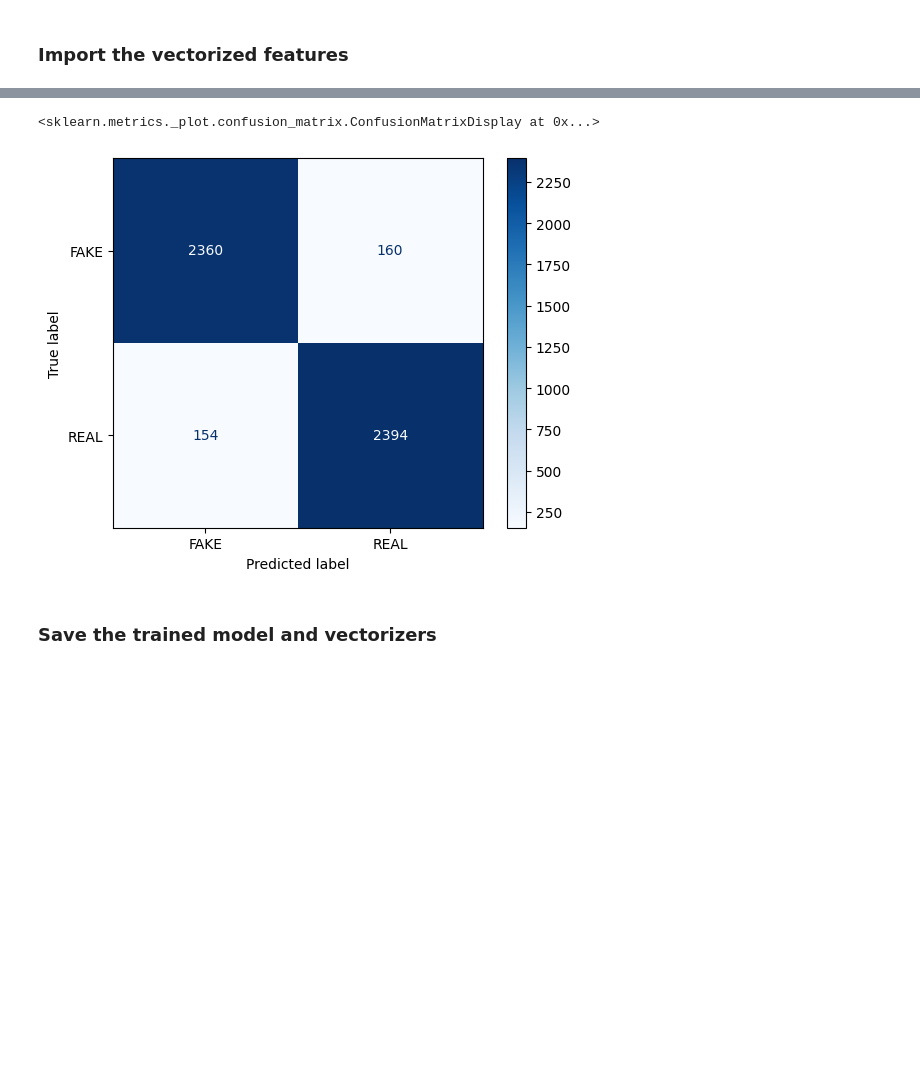
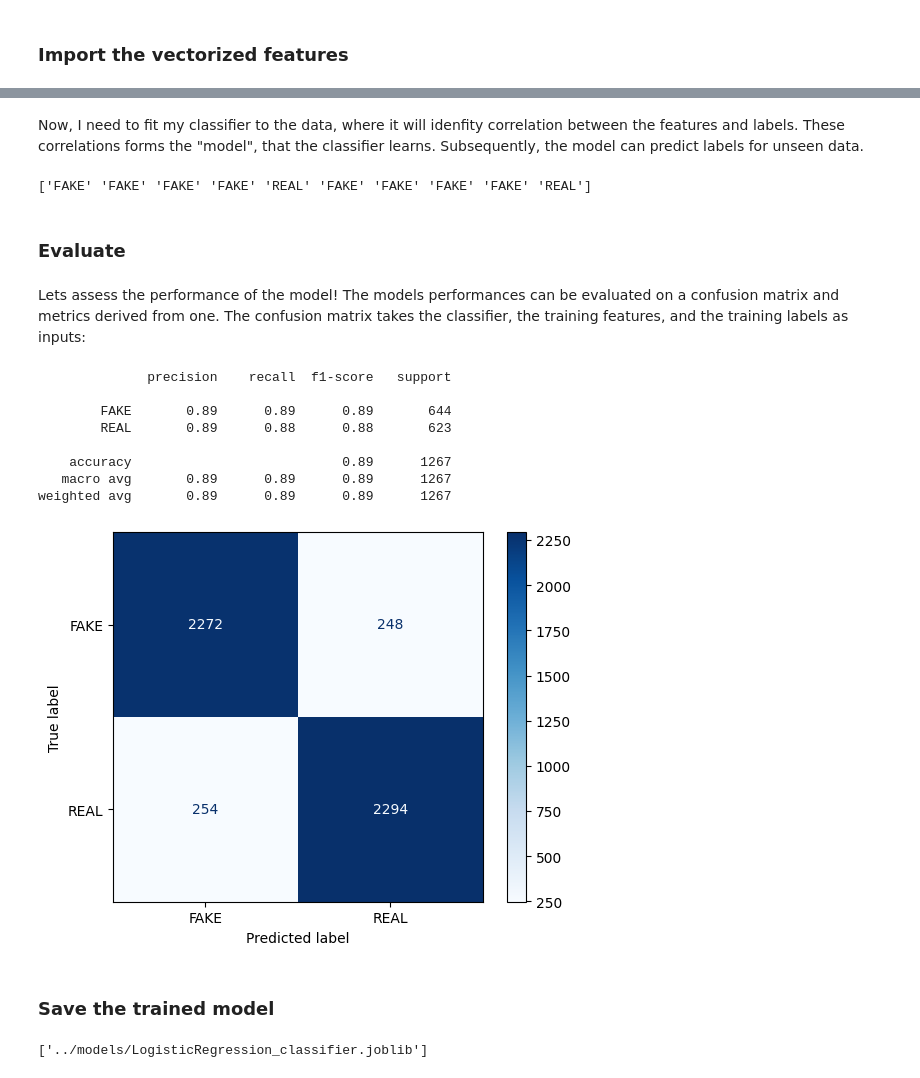
Before and after one commit to SMosegaard/cds-lang, a Jupyter notebook: assignments/assignment-2/src/assignment2_src1.ipynb, the cells around one changed output, grey strips where cells are left out. Drawn from its saved outputs; the diff is of its cells as text; code cells hidden in the pictures; blank space fills up the shorter version.

```diff
--- a/assignments/assignment-2/src/assignment2_src1.ipynb
+++ b/assignments/assignment-2/src/assignment2_src1.ipynb
@@ -70,15 +64,37 @@ classifier = MLPClassifier(activation = "logistic",         # Logistic Sigmoid a
+# %% [markdown]
+Now, I need to fit my classifier to the data, where it will idenfity correlation between the features and labels. These correlations forms the "model", that the classifier learns. Subsequently, the model can predict labels for unseen data.
 # %%
-fitted_classifier = classifier.fit(X_train_features, y_train)
+LR_classifier = LogisticRegression(random_state = 123).fit(X_train_features, y_train)
+# %%
+# Predicting labels for new, unseen data using the trained classifier
+y_pred = LR_classifier.predict(X_test_features)
+
+# Printing the predicted labels for the first 10 samples
+print(y_pred[:10])
+# %% [output]
+['FAKE' 'FAKE' 'FAKE' 'FAKE' 'REAL' 'FAKE' 'FAKE' 'FAKE' 'FAKE' 'REAL']
+# %% [markdown]
+### Evaluate
+# %% [markdown]
+Lets assess the performance of the model! The models performances can be evaluated on a confusion matrix and metrics derived from one. The confusion matrix takes the classifier, the training features, and the training labels as inputs:
 # %%
-y_pred = fitted_classifier.predict(X_test_features)
+metrics.ConfusionMatrixDisplay.from_estimator(LR_classifier,
+                                            X_train_features,
+                                            y_train,
+                                            cmap = plt.cm.Blues,
+                                            labels = ["FAKE", "REAL"])
 
-metrics.ConfusionMatrixDisplay.from_estimator(fitted_classifier,           # The classifier name
-                                                X_train_features,          # The training features
-                                                y_train,                   # The training labels
-                                                cmap = plt.cm.Blues,       # Colours prettier
-                                                labels = ["FAKE", "REAL"])
+classifier_metrics = metrics.classification_report(y_test, y_pred)
+print(classifier_metrics)
 # %% [output]
-<sklearn.metrics._plot.confusion_matrix.ConfusionMatrixDisplay at 0x...>
+              precision    recall  f1-score   support
+
+        FAKE       0.89      0.89      0.89       644
+        REAL       0.89      0.88      0.88       623
+
+    accuracy                           0.89      1267
+   macro avg       0.89      0.89      0.89      1267
+weighted avg       0.89      0.89      0.89      1267
-[figure, old version]
+[figure, new version]
 # %% [markdown]
-### Save the trained model and vectorizers
+### Save the trained model
@@ -87,0 +101,4 @@ dump(fitted_classifier, "LG_classifier.joblib")
+# %%
+dump(LR_classifier, "../models/LogisticRegression_classifier.joblib")
+# %% [output]
+['../models/LogisticRegression_classifier.joblib']
```
Also changed, not shown: parts of 9 cells of this notebook, 2 other files.
